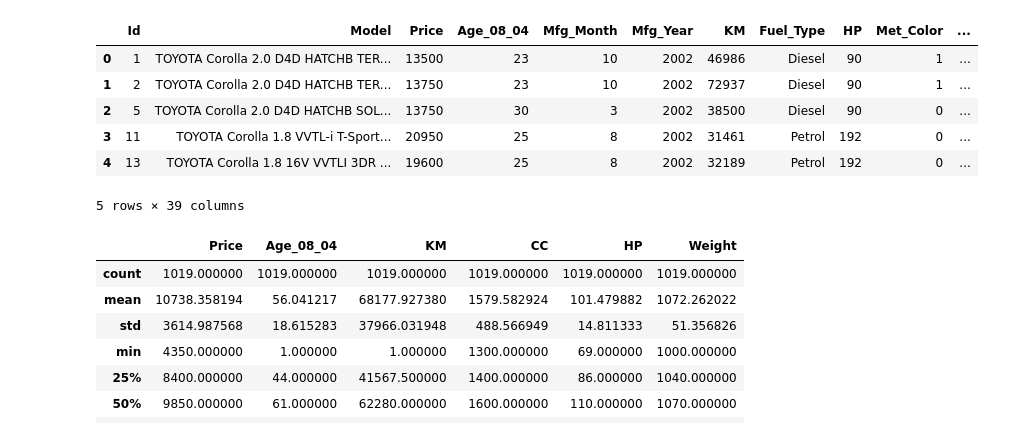
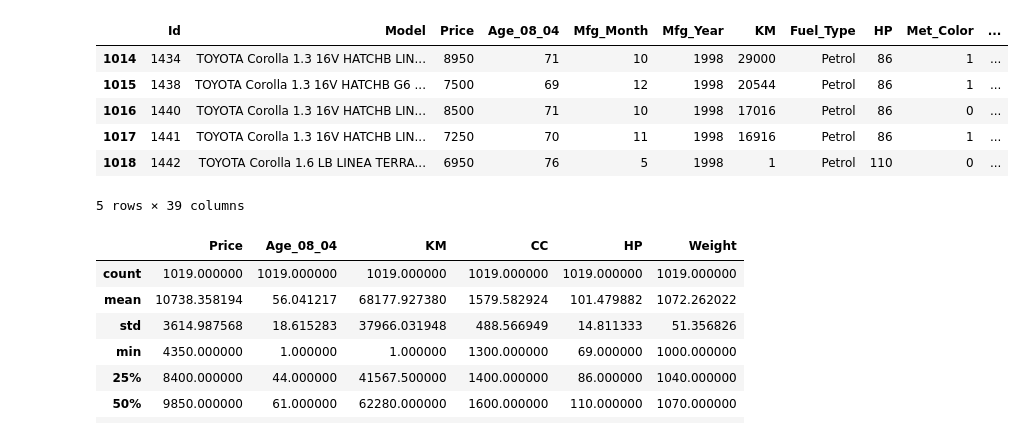
Before and after one commit to yanggyu17/regression_study_toyota_corolla, a Jupyter notebook: train_y.ipynb, the cells around one changed output. Saved outputs shown, nothing was run; the diff lists cells and outputs as text; code cells hidden in the pictures.

```diff
--- a/train_y.ipynb
+++ b/train_y.ipynb
@@ -8,14 +8,14 @@ import matplotlib.pyplot as plt
 train_df = pd.read_csv('../project1/dss-regression-datasets/project-toyotacorolla-data/train.csv')
 # %%
 #데이터 확인
-train_df.head()
+train_df.tail()
 # %% [output]
 |  | Id | Model | Price | Age_08_04 | Mfg_Month | Mfg_Year | KM | Fuel_Type | HP | Met_Color | ... |
-| 0 | 1 | TOYOTA Corolla 2.0 D4D HATCHB TER... | 13500 | 23 | 10 | 2002 | 46986 | Diesel | 90 | 1 | ... |
-| 1 | 2 | TOYOTA Corolla 2.0 D4D HATCHB TER... | 13750 | 23 | 10 | 2002 | 72937 | Diesel | 90 | 1 | ... |
-| 2 | 5 | TOYOTA Corolla 2.0 D4D HATCHB SOL... | 13750 | 30 | 3 | 2002 | 38500 | Diesel | 90 | 0 | ... |
-| 3 | 11 | TOYOTA Corolla 1.8 VVTL-i T-Sport... | 20950 | 25 | 8 | 2002 | 31461 | Petrol | 192 | 0 | ... |
-| 4 | 13 | TOYOTA Corolla 1.8 16V VVTLI 3DR ... | 19600 | 25 | 8 | 2002 | 32189 | Petrol | 192 | 0 | ... |
+| 1014 | 1434 | TOYOTA Corolla 1.3 16V HATCHB LIN... | 8950 | 71 | 10 | 1998 | 29000 | Petrol | 86 | 1 | ... |
+| 1015 | 1438 | TOYOTA Corolla 1.3 16V HATCHB G6 ... | 7500 | 69 | 12 | 1998 | 20544 | Petrol | 86 | 1 | ... |
+| 1016 | 1440 | TOYOTA Corolla 1.3 16V HATCHB LIN... | 8500 | 71 | 10 | 1998 | 17016 | Petrol | 86 | 0 | ... |
+| 1017 | 1441 | TOYOTA Corolla 1.3 16V HATCHB LIN... | 7250 | 70 | 11 | 1998 | 16916 | Petrol | 86 | 1 | ... |
+| 1018 | 1442 | TOYOTA Corolla 1.6 LB LINEA TERRA... | 6950 | 76 | 5 | 1998 | 1 | Petrol | 110 | 0 | ... |
 5 rows × 39 columns
 # %%
 #train_df.describe()
```
Also changed, not shown: parts of 3 cells of this notebook.
